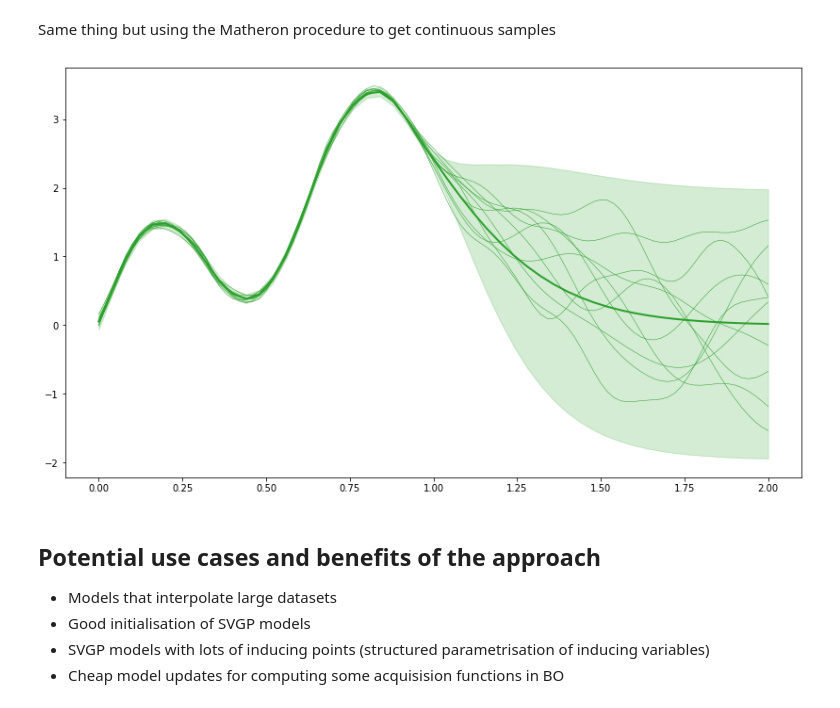
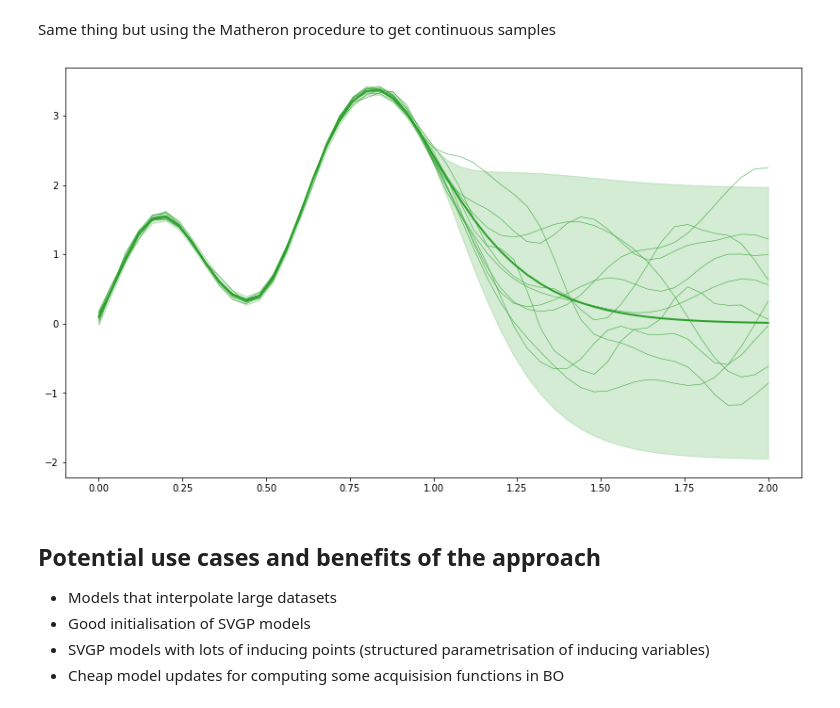
Before and after one commit to NicolasDurrande/guepard, a Jupyter notebook: notebooks/Merging GP submodels.ipynb, the cells around one changed output. Drawn from its saved outputs; the diff is of its cells as text; code cells hidden in the pictures.

```diff
--- a/notebooks/Merging GP submodels.ipynb
+++ b/notebooks/Merging GP submodels.ipynb
@@ -415,11 +415,13 @@ plt.plot(x, F, 'C2', lw=.5);
 Same thing but using the Matheron procedure to get continuous samples
 # %%
 import gpflux
+from gpflux.layers.basis_functions.fourier_features import RandomFourierFeaturesCosine
+
 tf.keras.backend.set_floatx('float64')
 
 class Sample:
     def __init__(self, kernel, noise_variance=0., num_rff=1000):
-        self.features = gpflux.layers.basis_functions.RandomFourierFeatures(kernel, output_dim=num_rff)
+        self.features = RandomFourierFeaturesCosine(kernel, n_components=num_rff)
         self.random_weight = np.random.normal(0, 1, (num_rff, 1))
         self.noise_variance = noise_variance
 
@@ -432,24 +434,27 @@ class Sample:
         return  self.signal(x) + noise
 # %%
 fig, ax = plt.subplots(1, 1, figsize=(14, 8))
+
+m_agg = merge_latents(M)
+m, v, p_y, p_n = m_agg.predict_f_full(x)
 plot_mean_conf(x, m, tf.linalg.diag_part(v)[:, None], ax, 'C2')
 
 for i in range(10):
-    x = np.linspace(0, 2, 101)[:, None]
+    x = np.linspace(0, 2, 51)[:, None]
     f = Sample(k)
     E = Y - f(X) + np.sqrt(noise_var) * np.random.normal(size=Y.shape)
     Es = np.array_split(E, num_split)
 
     # build a list of submodels of the error
     Me = [gpflow.models.GPR(data=(xs, es), kernel=k) for (xs, es) in zip(Xs, Es)]
     [m.likelihood.variance.assign(noise_var) for m in Me]
 
     # aggregate predictions
     m_agg = merge_latents(Me)
-    m, v, p_y, p_n = m_agg.predict_f(x)
+    m, v, p_y, p_n = m_agg.predict_f_full(x)
     ax.plot(x, f(x) + m, 'C2', lw=.5)
 # %% [output]
-[figure, old version]
+[figure, new version]
 # %% [markdown]
 ## Potential use cases and benefits of the approach
 
```
Also changed, not shown: parts of 13 cells of this notebook, 1 other file.
